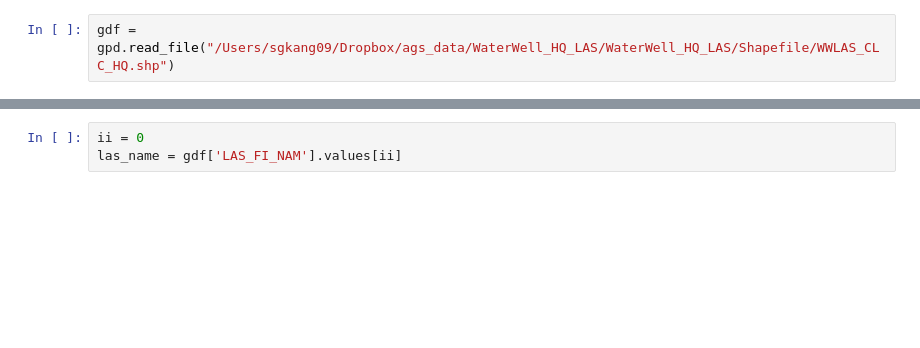
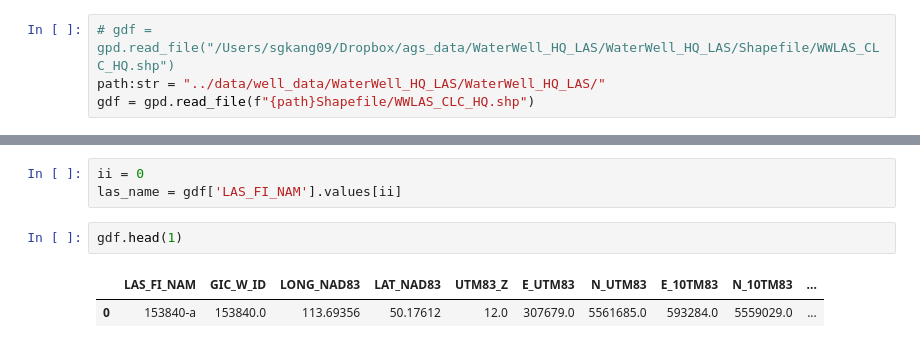
Before and after one commit to emgeolab/alberta_atem, a Jupyter notebook: notebooks/load_well_data.ipynb, the cells around one changed output, grey strips where cells are left out. Saved outputs shown, nothing was run; the diff lists cells and outputs as text; blank space fills up the shorter version.

Commit message:
[mod] environment setup & well data

```diff
--- a/notebooks/load_well_data.ipynb
+++ b/notebooks/load_well_data.ipynb
@@ -4,2 +6,4 @@ import geopandas as gpd
 # %%
-gdf = gpd.read_file("/Users/sgkang09/Dropbox/ags_data/WaterWell_HQ_LAS/WaterWell_HQ_LAS/Shapefile/WWLAS_CLC_HQ.shp")
+# gdf = gpd.read_file("/Users/sgkang09/Dropbox/ags_data/WaterWell_HQ_LAS/WaterWell_HQ_LAS/Shapefile/WWLAS_CLC_HQ.shp")
+path:str = "../data/well_data/WaterWell_HQ_LAS/WaterWell_HQ_LAS/"
+gdf = gpd.read_file(f"{path}Shapefile/WWLAS_CLC_HQ.shp")
@@ -11,3 +10,8 @@ gdf.plot()
 # %%
 ii = 0
 las_name = gdf['LAS_FI_NAM'].values[ii]
+# %%
+gdf.head(1)
+# %% [output]
+|  | LAS_FI_NAM | GIC_W_ID | LONG_NAD83 | LAT_NAD83 | UTM83_Z | E_UTM83 | N_UTM83 | E_10TM83 | N_10TM83 | ... |
+| 0 | 153840-a | 153840.0 | 113.69356 | 50.17612 | 12.0 | 307679.0 | 5561685.0 | 593284.0 | 5559029.0 | ... |
```
Also changed, not shown: parts of 9 cells of this notebook, 3 other files.
